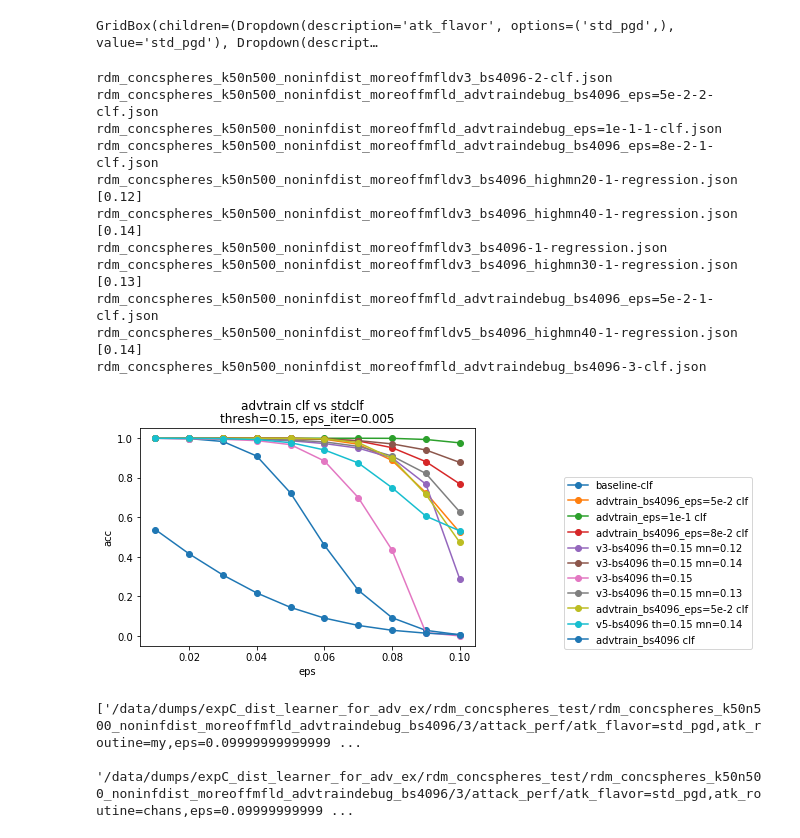
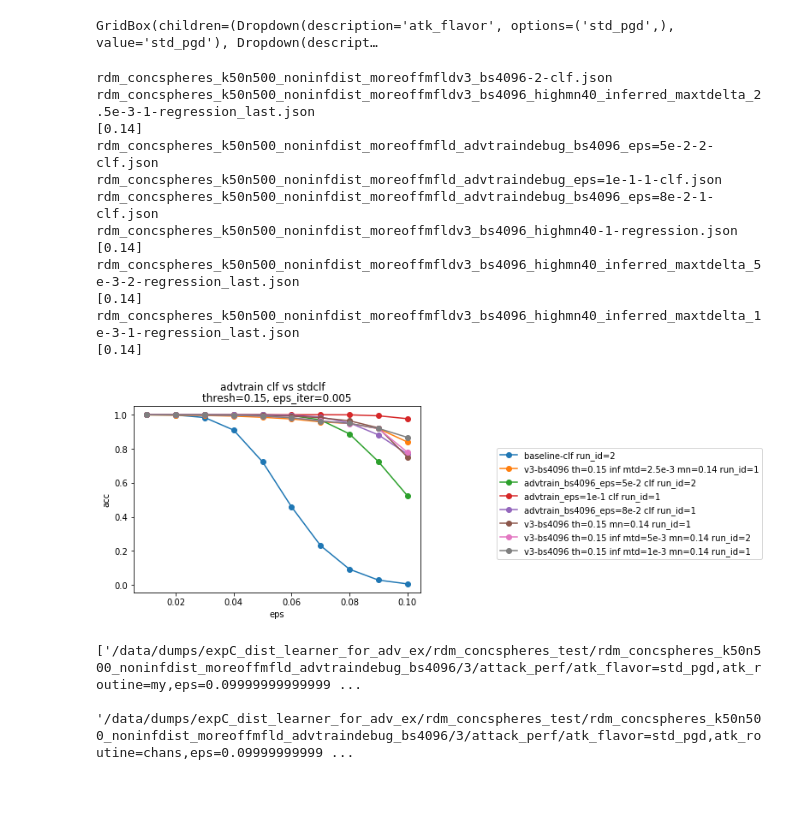
Before and after one commit to microsoft/distance-learner, a Jupyter notebook: notebooks/Omniboard Experiment D.ipynb, the cells around one changed output. Cells and saved outputs as stored; diff of their text form; code cells hidden in the pictures; blank space fills up the shorter version.

Commit message:
added intertwined swiss roll with inferred mfld

```diff
--- a/notebooks/Omniboard Experiment D.ipynb
+++ b/notebooks/Omniboard Experiment D.ipynb
@@ -368,10 +365,12 @@ GridBox(children=(Dropdown(description='atk_flavor', options=('std_pgd',), value
 thresh = 0.15
 eps_iter = 5e-03
 count_offmfld_pred_corr = False # count off manifold predictions as accurate
-discard_offmfld_pred = True
+discard_offmfld_pred = False
 off_mfld_label = "2"
 N = 100000
 # %%
+
+
 for file in multiselect2.value:
     print(file)
     full_fn = os.path.join(RES_DIR, file)
@@ -380,15 +379,27 @@ for file in multiselect2.value:
     eps_arr = df.eps.unique()
 
     task = df.task.unique()[0]
-    run_tag = df.run_tag.unique()[0]
-    run_id = df.run_id.unique()[0]
-
+    run_tag = None
+    run_id = None
+    try:
+        run_tag = df.run_tag.unique()[0]
+        run_id = df.run_id.unique()[0]
+    except:
+        run_tag = "rdm_concspheres_k50n500_noninfdist"
+        run_id = 1
     perf = np.zeros(eps_arr.shape)
 #         print(file)
     for i in range(eps_arr.shape[0]):
         eps = eps_arr[i]
         if task == "dist":
-            adv_pct_cm_df = pd.read_csv(df[(np.round(df.thresh, 2) == thresh) & (df.eps == eps) & (np.round(df.eps_iter, 3) == eps_iter)].adv_pct_cm.tolist()[0], index_col=0)
+            path_to_load = df[(np.round(df.thresh, 2) == thresh) & (df.eps == eps) & (np.round(df.eps_iter, 3) == eps_iter)].adv_pct_cm.tolist()[0]
+            if not os.path.exists(path_to_load):
+                tmp = path_to_load.find("t-achetan")
+                offset = 10
+                if "t-achetan_2" in path_to_load:
+                    offset = 12
+                path_to_load = path_to_load[:tmp] + path_to_load[tmp+offset:]
+            adv_pct_cm_df = pd.read_csv(path_to_load, index_col=0)
             adv_pct_cm = adv_pct_cm_df.to_numpy()
             perf[i] = np.trace(adv_pct_cm)
             if count_offmfld_pred_corr:
@@ -408,8 +419,14 @@ for file in multiselect2.value:
                 perf[i] = np.trace(adv_pct_cm[:end_row, :end_col]) / np.sum(adv_pct_cm[:end_row, :end_col])
 
         elif task == "clf":
-            perf[i] = np.trace(pd.read_csv(df[(df.eps == eps) & (np.round(df.eps_iter, 3) == eps_iter)].adv_pct_cm.tolist()[0], index_col=0).to_numpy())
+            path_to_load = df[(df.eps == eps) & (np.round(df.eps_iter, 3) == eps_iter)].adv_pct_cm.tolist()[0]
+            if not os.path.exists(path_to_load):
+                tmp = path_to_load.find("t-achetan")
+                path_to_load = path_to_load[:tmp] + path_to_load[tmp+8:]
 
+            adv_pct_cm = pd.read_csv(path_to_load, index_col=0).to_numpy()
+            perf[i] = np.trace(adv_pct_cm)
+#         print(perf)
     label = "baseline-clf"
     if "advtrain" in run_tag:
 #         if "4096" in run_tag:
@@ -424,43 +441,56 @@ for file in multiselect2.value:
     elif task == "dist":
         if "2048" in file:
             label = "v3-bs2048 th={}".format(thresh)
+        elif "moreoffmfld" not in file:
+            label = "v0 noninf"
         elif "v5" in file:
             label = "v5-bs4096 th={}".format(thresh)
+        elif "v4" in file:
+            label = "v4-bs4096 th={}".format(thresh)
+        elif "v3" in file:
+            label = "v3-bs4096 th={}".format(thresh)
+            if "inferred" in file:
+                label += " inf"
+            if "maxtdelta" in file:
+                max_t_delta = "-".join(file.split("_")[-2].split("-")[:2])
+                label +=  " mtd={}".format(max_t_delta)
+        elif "inferred" in file:
+            label = "v0-bs4096 inf"
         else:
             label = "v3-bs4096 th={}".format(thresh)
 
         if "highmn" in file:
             print(df.max_norm.unique())
             label += " mn={}".format(df.max_norm.unique()[0])
 
+    label += " run_id={}".format(run_id)
+
 
     plt.plot(eps_arr, perf, label=label, marker="o")
 
 
 plt.legend(bbox_to_anchor =(1.25, 0.8))
+
 plt.xlabel("eps")
 plt.ylabel("acc")
 plt.title("thresh={}, eps_iter={}".format(thresh, eps_iter))
 plt.suptitle("advtrain clf vs stdclf")
 # plt.savefig("advtrain_v_stdclf_th={}_countoffmfldcorr={}_discardoffmfldpred={}.png".format(thresh, count_offmfld_pred_corr, discard_offmfld_pred), bbox_inches="tight")
 plt.show()
 # %% [output]
 rdm_concspheres_k50n500_noninfdist_moreoffmfldv3_bs4096-2-clf.json
+rdm_concspheres_k50n500_noninfdist_moreoffmfldv3_bs4096_highmn40_inferred_maxtdelta_2.5e-3-1-regression_last.json
+[0.14]
 rdm_concspheres_k50n500_noninfdist_moreoffmfld_advtraindebug_bs4096_eps=5e-2-2-clf.json
 rdm_concspheres_k50n500_noninfdist_moreoffmfld_advtraindebug_eps=1e-1-1-clf.json
 rdm_concspheres_k50n500_noninfdist_moreoffmfld_advtraindebug_bs4096_eps=8e-2-1-clf.json
-rdm_concspheres_k50n500_noninfdist_moreoffmfldv3_bs4096_highmn20-1-regression.json
-[0.12]
 rdm_concspheres_k50n500_noninfdist_moreoffmfldv3_bs4096_highmn40-1-regression.json
 [0.14]
-rdm_concspheres_k50n500_noninfdist_moreoffmfldv3_bs4096-1-regression.json
-rdm_concspheres_k50n500_noninfdist_moreoffmfldv3_bs4096_highmn30-1-regression.json
-[0.13]
-rdm_concspheres_k50n500_noninfdist_moreoffmfld_advtraindebug_bs4096_eps=5e-2-1-clf.json
-rdm_concspheres_k50n500_noninfdist_moreoffmfldv5_bs4096_highmn40-1-regression.json
+rdm_concspheres_k50n500_noninfdist_moreoffmfldv3_bs4096_highmn40_inferred_maxtdelta_5e-3-2-regression_last.json
 [0.14]
-rdm_concspheres_k50n500_noninfdist_moreoffmfld_advtraindebug_bs4096-3-clf.json
+rdm_concspheres_k50n500_noninfdist_moreoffmfldv3_bs4096_highmn40_inferred_maxtdelta_1e-3-1-regression_last.json
+[0.14]
-[figure, old version]
+[figure, new version]
 # %%
 df[(df.eps == eps) & (np.round(df.eps_iter, 3) == eps_iter)].adv_pct_cm.tolist()
 # %% [output]
```
Also changed, not shown: parts of 3 cells of this notebook, 26 other files.
